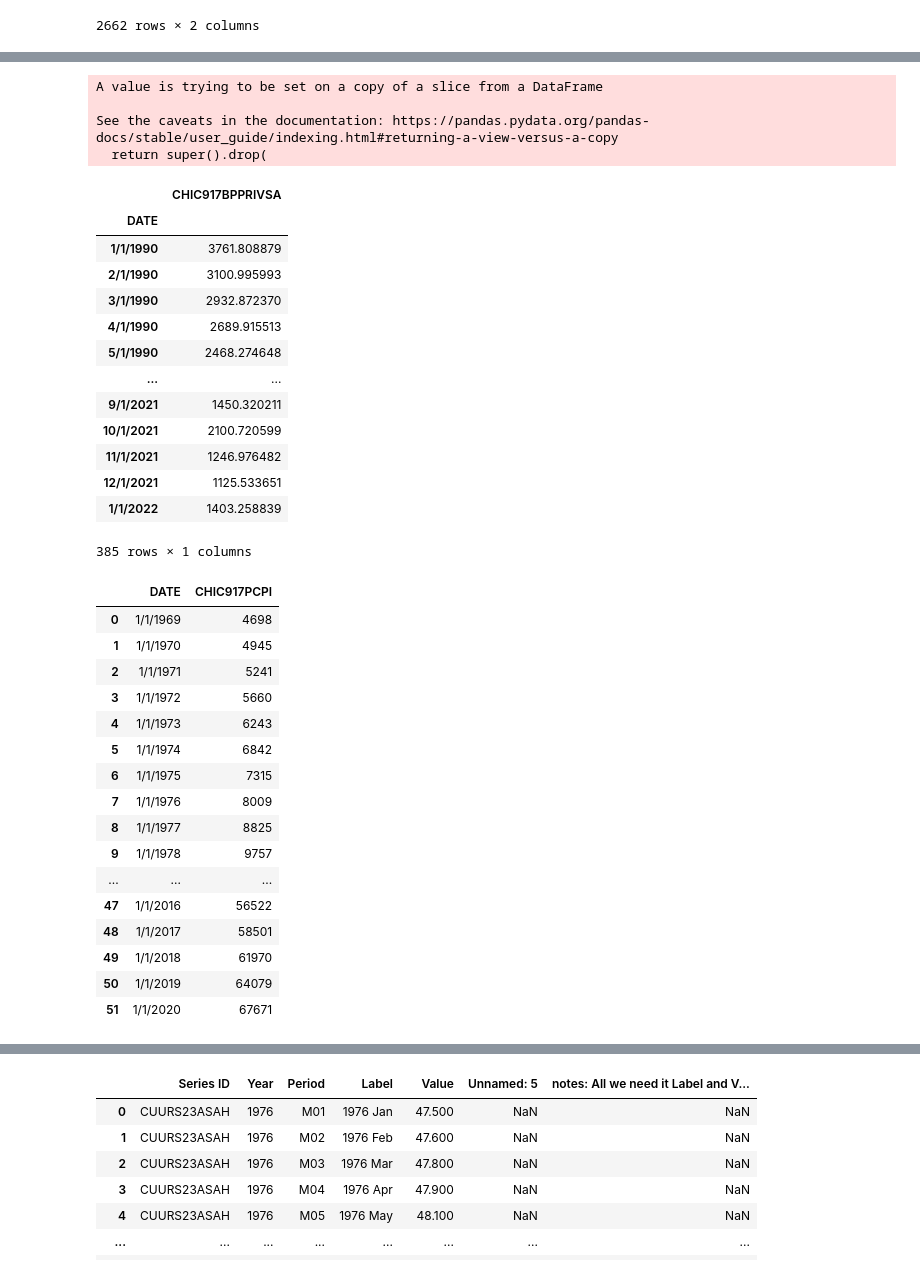
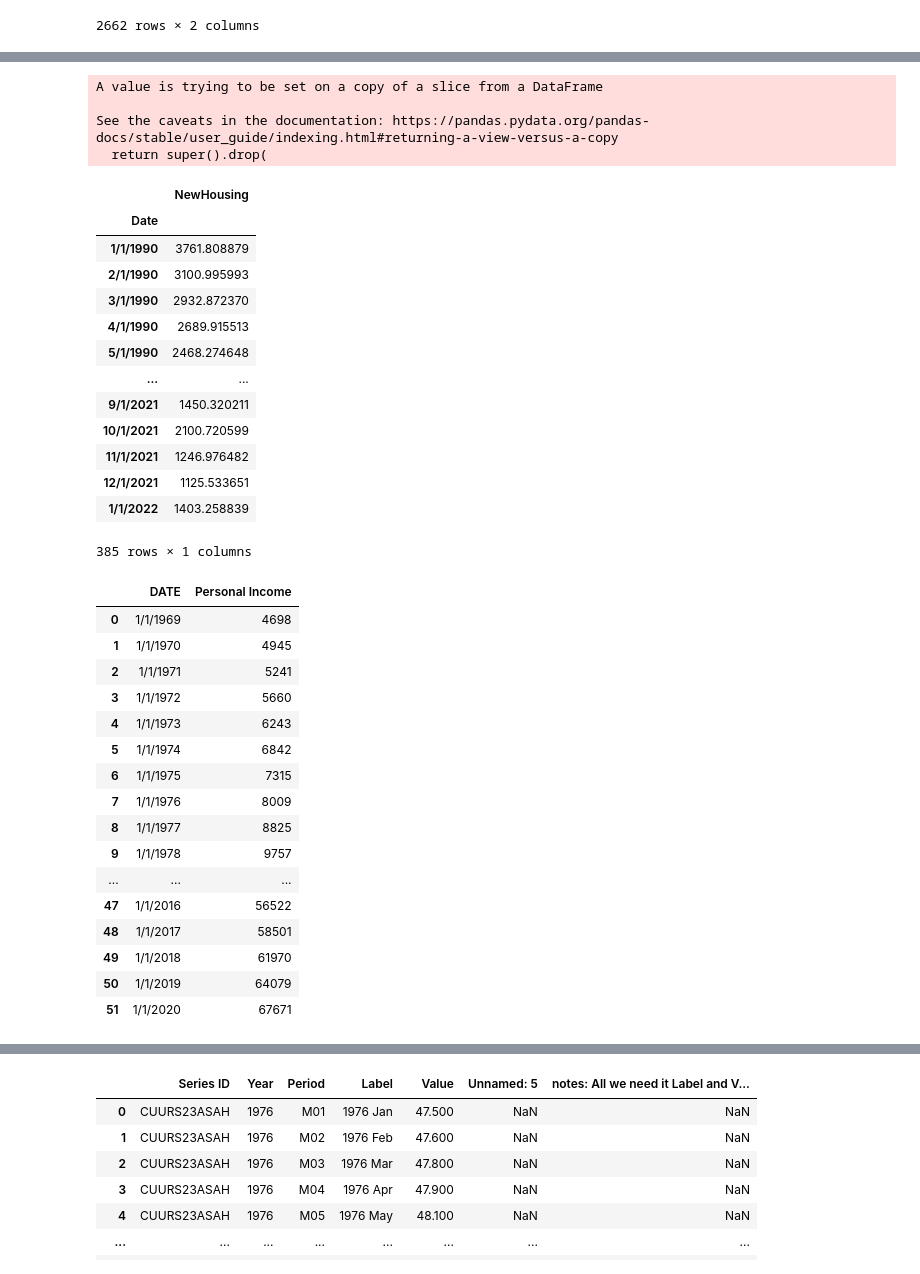
Before and after one commit to oh-be/project4, a Jupyter notebook: Features Datasets/Features.ipynb, the cells around one changed output, grey strips where cells are left out. Drawn from its saved outputs; the diff is of its cells as text; code cells hidden in the pictures.

```diff
--- a/Features Datasets/Features.ipynb
+++ b/Features Datasets/Features.ipynb
@@ -61,6 +62,7 @@ mort_df
 #  Import and read the NewHousingStructures.csv.
 import pandas as pd
 newh_df = pd.read_csv("NewHousingStructures.csv")
+newh_df.rename(columns = {'CHIC917BPPRIVSA':'NewHousing', 'DATE': 'Date'}, inplace = True)
 newh_df
 #1/1/1988-2/1/2022 Monthly
 # %% [output]
@@ -96,17 +98,16 @@ newh_df
 386 rows × 2 columns
 # %%
 #del last row
-newh_df.drop(newh_df.index[newh_df['DATE'] == '2/1/2022'], inplace=True)
-newh_df = newh_df.set_index('DATE')
-
+newh_df.drop(newh_df.index[newh_df['Date'] == '2/1/2022'], inplace=True)
+newh_df = newh_df.set_index('Date')
 newh_df
 # %% [output]
 A value is trying to be set on a copy of a slice from a DataFrame
 
 See the caveats in the documentation: https://pandas.pydata.org/pandas-docs/stable/user_guide/indexing.html#returning-a-view-versus-a-copy
   return super().drop(
-|  | CHIC917BPPRIVSA |
-| DATE |  |
+|  | NewHousing |
+| Date |  |
 | 1/1/1990 | 3761.808879 |
 | 2/1/1990 | 3100.995993 |
 | 3/1/1990 | 2932.872370 |
@@ -123,10 +124,11 @@ See the caveats in the documentation: https://pandas.pydata.org/pandas-docs/stab
 #  Import and read the Personal_Income.csv.
 import pandas as pd
 pi_df = pd.read_csv("Personal_Income.csv")
+pi_df.rename(columns = {'CHIC917PCPI':'Personal Income'}, inplace = True)
 pi_df
 #1/1/1969-1/1/2020 Yearly
 # %% [output]
-|  | DATE | CHIC917PCPI |
+|  | DATE | Personal Income |
 | 0 | 1/1/1969 | 4698 |
 | 1 | 1/1/1970 | 4945 |
 | 2 | 1/1/1971 | 5241 |
```
Also changed, not shown: parts of 13 cells of this notebook, 1 other file.
